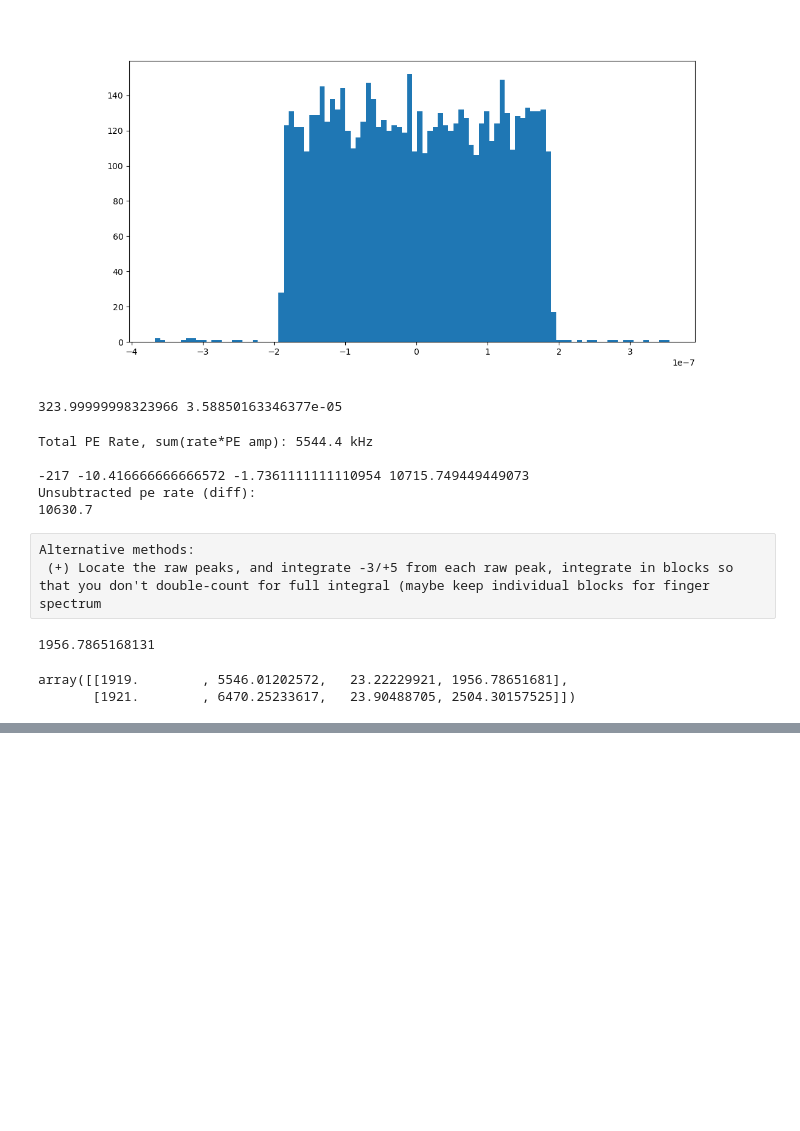
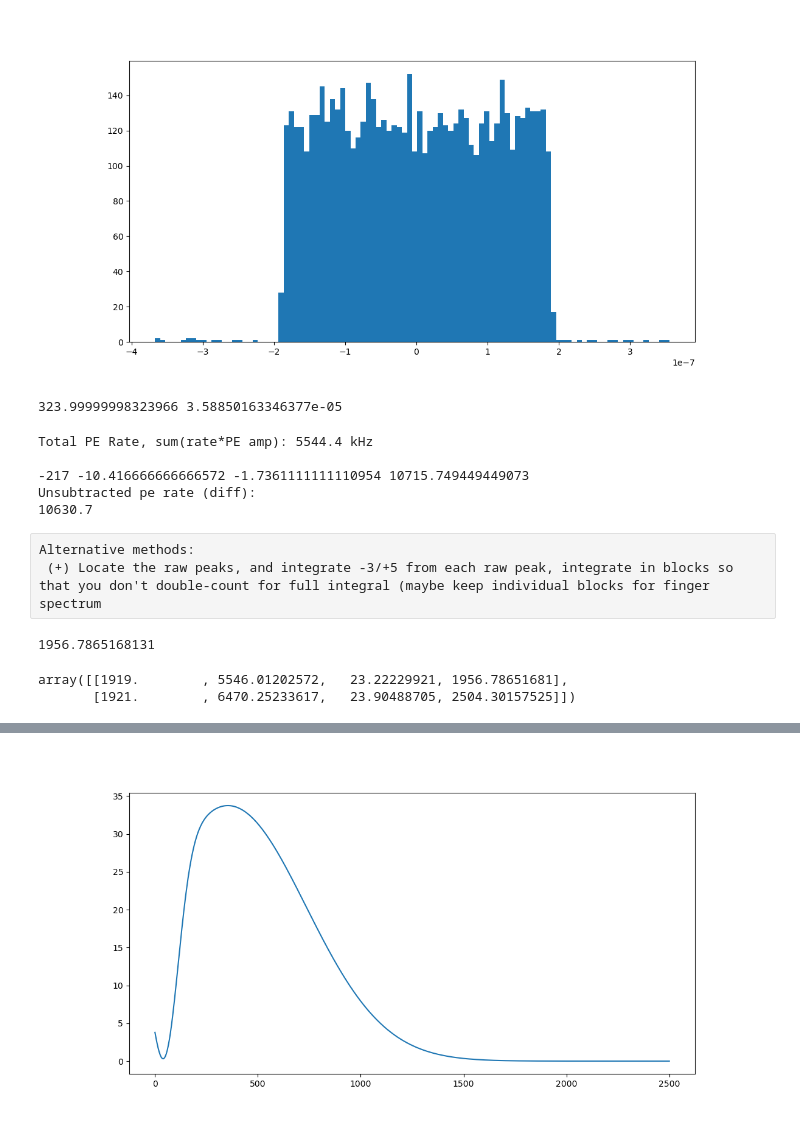
Before and after one commit to peckalec/dm-lab, a Jupyter notebook: REFLECT/SiPM_Analysis.ipynb, the cells around one changed output, grey strips where cells are left out. Drawn from its saved outputs; the diff is of its cells as text; code cells hidden in the pictures; blank space fills up the shorter version.

```diff
--- a/REFLECT/SiPM_Analysis.ipynb
+++ b/REFLECT/SiPM_Analysis.ipynb
@@ -705,29 +379,11 @@ for samplenum in range(totsamples):
     signal = ahist
     time = 0.5*(times[:-1]+times[1:])/1000
     [time,signal] = downsmoother([time,signal],downsampling,smoothing)
-    '''
-    T = time[-1] - time[0] #total integration period
 
-    N = len(time) #number of points
-
-    fftlength = N//2+1
-    scipyfft = fft(signal)[:fftlength]/(N//2+1/2)
-    FFTs = np.zeros([3,fftlength]) #Fourier frequencies, amplitudes, and phases
-    FFTs[0,:] = np.arange(fftlength)/T  #frequencies
-    FFTs[1,:] = abs(scipyfft)        #amplitudes
-    FFTs[2,:] = np.arctan2(np.imag(scipyfft),np.real(scipyfft))  #phases
-
-    lowpasssamplepoints = round(lowpasscut*T)
-    invexparray = np.exp(2j*np.pi/N* np.outer( np.arange(N),np.arange(lowpasssamplepoints) ))
-    arrayfreqs = np.array([FFTs[1,:lowpasssamplepoints] * np.exp(1j*FFTs[2,:lowpasssamplepoints])] * N)
-    invFTlp = np.sum(arrayfreqs * invexparray,1)
-    ReinvFTlp = np.real(invFTlp) + np.mean(signal) - np.mean(np.real(invFTlp))
-    '''
     signalminima[samplenum] = min(signal)
     signal_lp = signal-DCoff-sum(signal)/len(signal) #-ReinvFTlp   sum(signal)/len(signal)
     rawmeans[samplenum] = sum(signal)/len(signal)
     rawintegrals[samplenum] = sum(signal_lp)
-
 
     peaks,props = find_peaks(signal_lp,height=0,width=rawpwidth,prominence=rawpprom)
     rawpeaks[samplenum] = signal_lp[peaks]
@@ -1116,0 +1111,19 @@ array([[1919.        , 5546.01202572,   23.22229921, 1956.78651681],
+# %%
+def multigauss(x,m1,s1,a1,m2,s2,a2,m3,s3,a3):
+    return norm.pdf(x,m1,s1)/norm.pdf(m1,m1,s1)*a1+norm.pdf(x,m2,s2)/norm.pdf(m2,m2,s2)*a2+norm.pdf(x,m3,s3)/norm.pdf(m3,m3,s3)*a3
+# %%
+means =  [226,460,670]
+widths = [80,120,160]
+amps = [6000,9500,4000]
+fit,cov = curve_fit(multigauss,amplitude, intpks_m) #,p0=(means[0],widths[0],amps[0],means[1],widths[1],amps[1],means[2],widths[2],amps[2])
+# %%
+myxs = np.linspace(0,2500,500)
+plt.close()
+means =  [237,460,690]
+widths = [10,10,10]
+amps = [100,80,70]
+myfit = multigauss(myxs,*fit) #   norm.pdf(,means[0],widths[0])/norm.pdf(means[0],means[0],widths[0])*amps[0]+norm.pdf(myxs,means[1],widths[1])/norm.pdf(myxs,means[1],widths[1])*amps[1]+norm.pdf(myxs,means[2],widths[2])*amps[2]
+plt.plot(myxs,myfit)
+plt.show()
+# %% [output]
+[figure, added]
```
Also changed, not shown: parts of 11 cells of this notebook.
